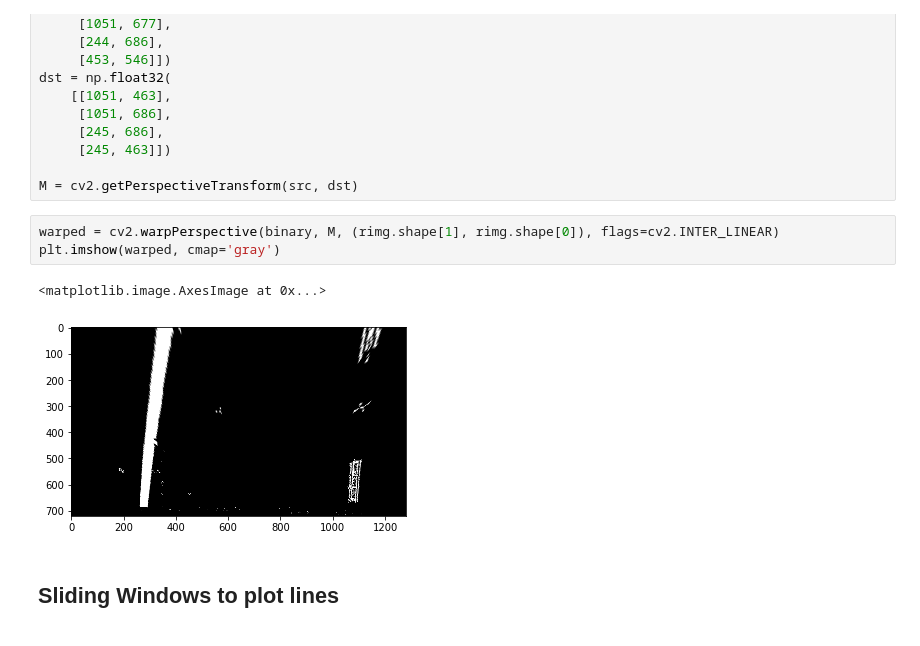
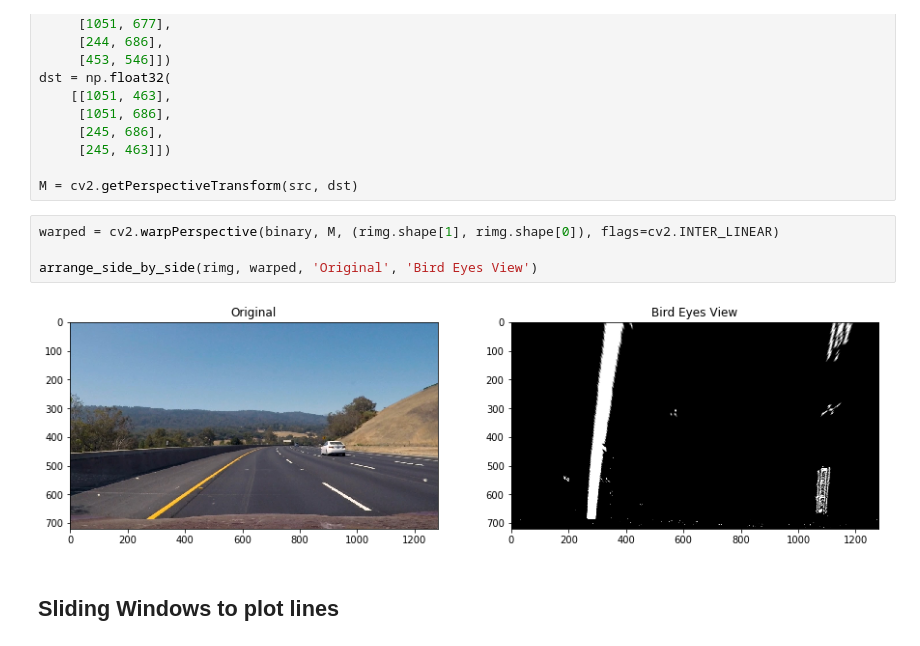
Before and after one commit to MasanaoMatsuda/finding-lane-lines, a Jupyter notebook: AdvancedLaneFinding/AdvancedLaneFinding.ipynb, the cells around one changed output. Saved outputs shown, nothing was run; the diff lists cells and outputs as text.

```diff
--- a/AdvancedLaneFinding/AdvancedLaneFinding.ipynb
+++ b/AdvancedLaneFinding/AdvancedLaneFinding.ipynb
@@ -228,10 +228,10 @@ dst = np.float32(
 M = cv2.getPerspectiveTransform(src, dst)
 # %%
 warped = cv2.warpPerspective(binary, M, (rimg.shape[1], rimg.shape[0]), flags=cv2.INTER_LINEAR)
-plt.imshow(warped, cmap='gray')
+
+arrange_side_by_side(rimg, warped, 'Original', 'Bird Eyes View')
 # %% [output]
-<matplotlib.image.AxesImage at 0x...>
-[figure, old version]
+[figure, new version]
 # %% [markdown]
 ## Sliding Windows to plot lines
 # %%
```
Also changed, not shown: parts of 4 cells of this notebook, 3 other files.
